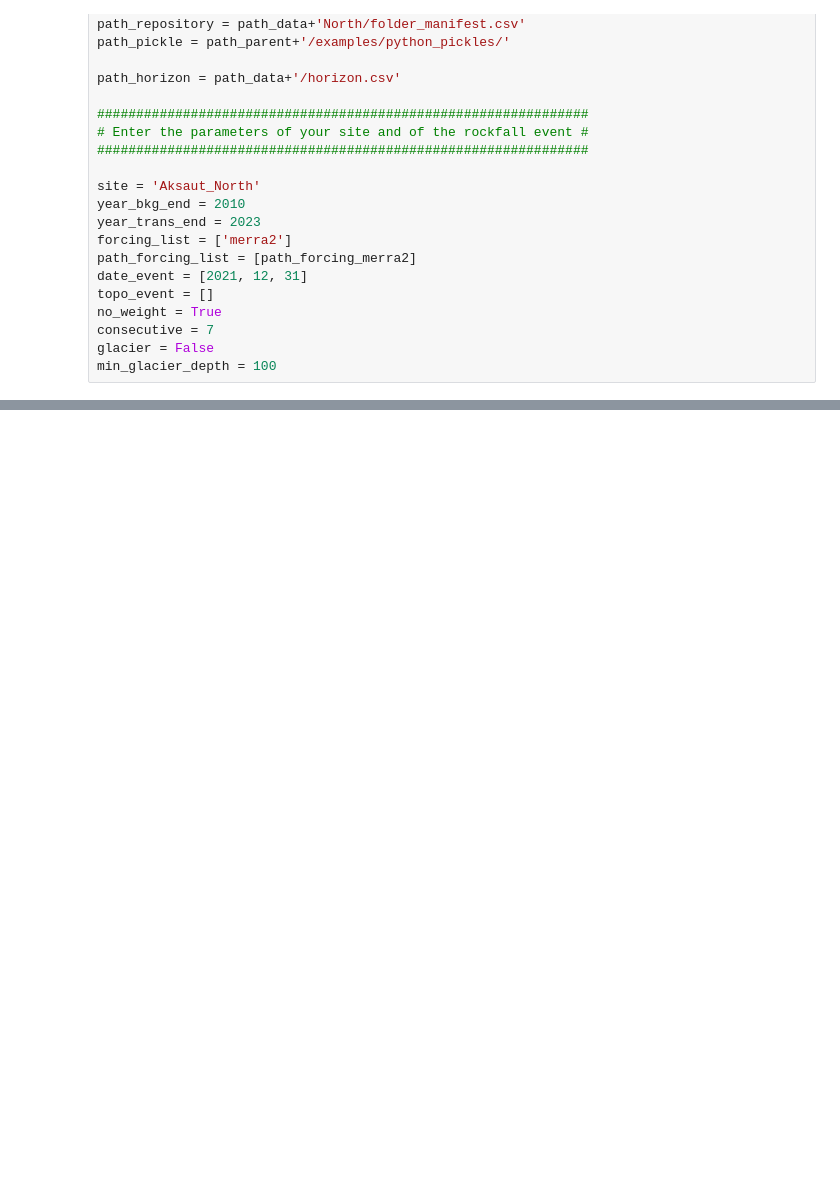
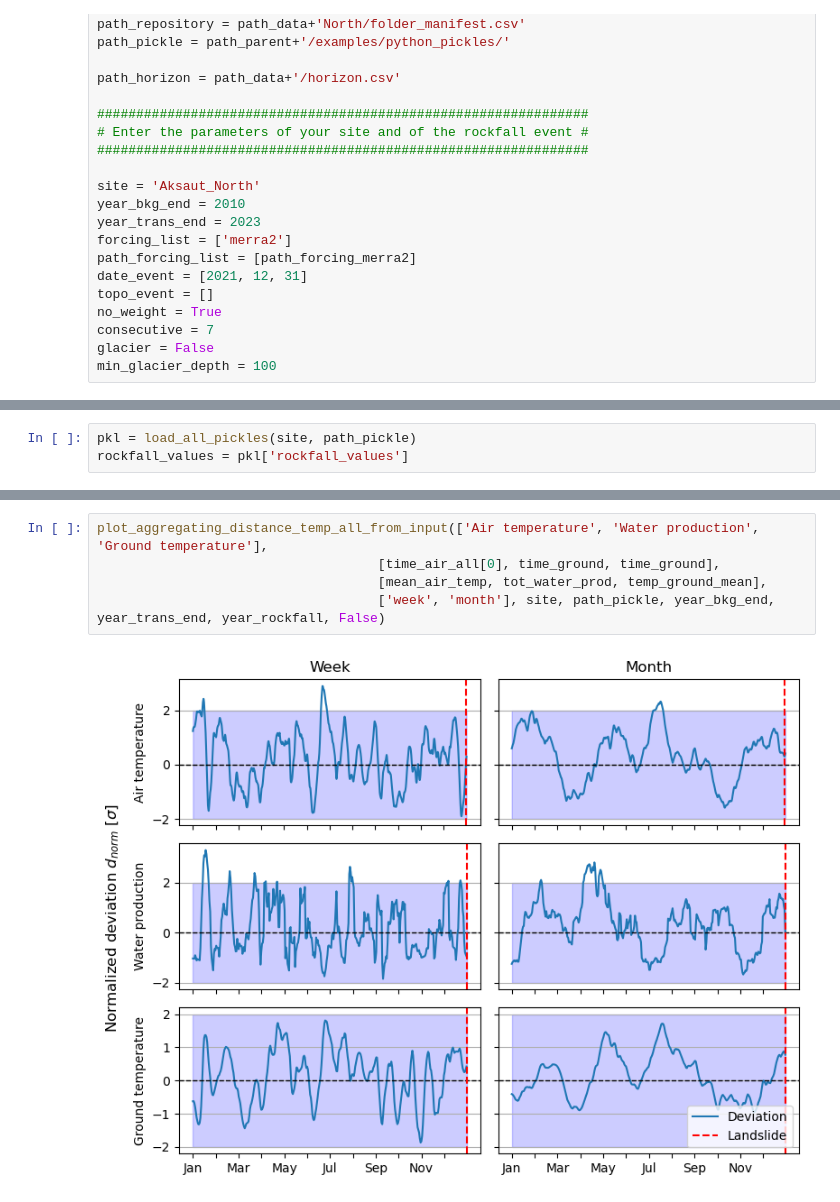
Before and after one commit to VictorPozsgay/SuPerSim, a Jupyter notebook: examples/produce_plots_North.ipynb, the cells around one changed output, grey strips where cells are left out. Cells and saved outputs as stored; diff of their text form; blank space fills up the shorter version.

```diff
--- a/examples/produce_plots_North.ipynb
+++ b/examples/produce_plots_North.ipynb
@@ -113,0 +297,3 @@ ValueError: The truth value of a DataFrame is ambiguous. Use a.empty, a.bool(),
+# %%
+pkl = load_all_pickles(site, path_pickle)
+rockfall_values = pkl['rockfall_values']
@@ -113,0 +524,7 @@ ValueError: The truth value of a DataFrame is ambiguous. Use a.empty, a.bool(),
+# %%
+plot_aggregating_distance_temp_all_from_input(['Air temperature', 'Water production', 'Ground temperature'],
+                                    [time_air_all[0], time_ground, time_ground],
+                                    [mean_air_temp, tot_water_prod, temp_ground_mean],
+                                    ['week', 'month'], site, path_pickle, year_bkg_end, year_trans_end, year_rockfall, False)
+# %% [output]
+[figure, added]
```
Also changed, not shown: parts of 9 cells of this notebook, 2 other files.
